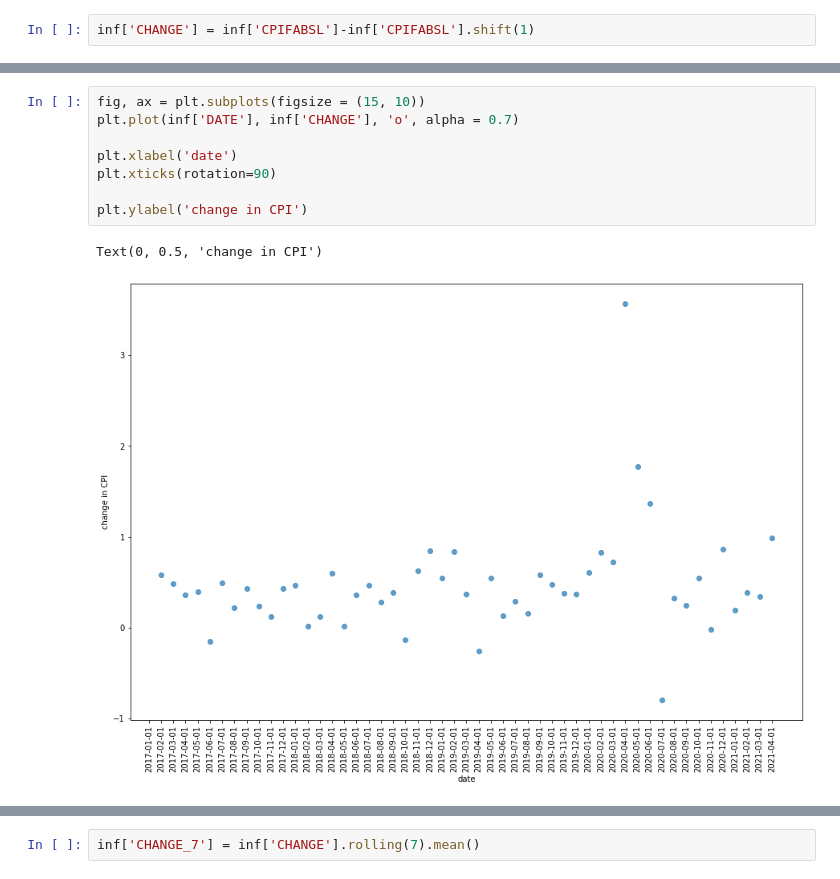
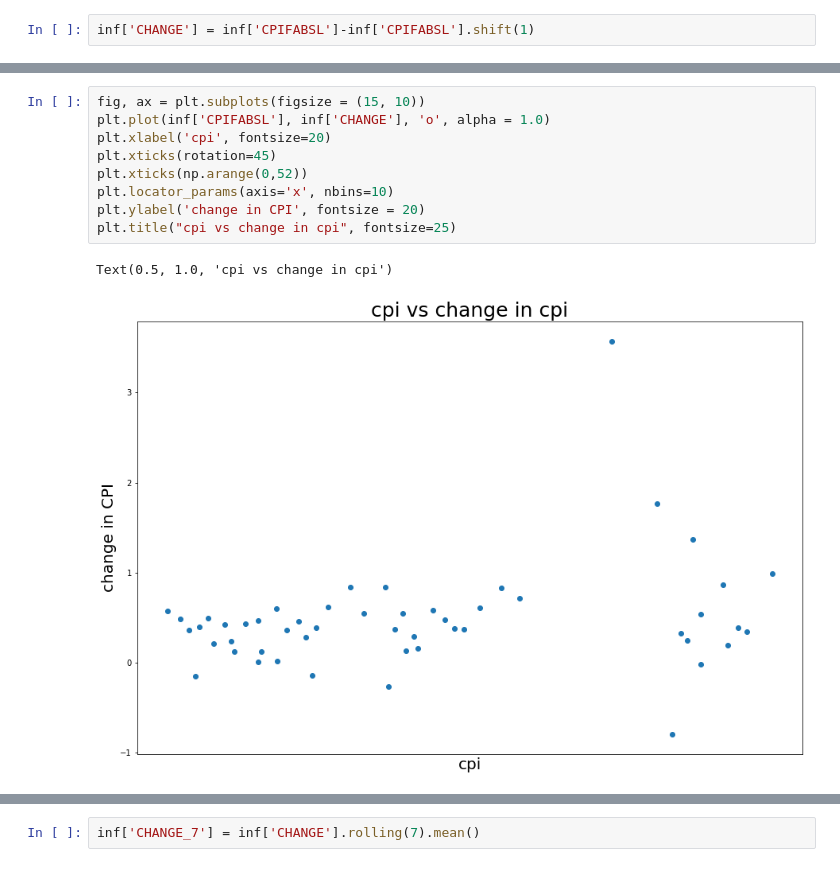
Before and after one commit to atreyarawat123/InflationVisualizations, a Jupyter notebook: InflationVisualizations.ipynb, the cells around one changed output, grey strips where cells are left out. Drawn from its saved outputs; the diff is of its cells as text.

```diff
--- a/InflationVisualizations.ipynb
+++ b/InflationVisualizations.ipynb
@@ -136,11 +56,12 @@ Text(0, 0.5, 'CPIFABSL')
 # %%
 fig, ax = plt.subplots(figsize = (15, 10))
-plt.plot(inf['DATE'], inf['CHANGE'], 'o', alpha = 0.7)
-
-plt.xlabel('date')
-plt.xticks(rotation=90)
-
-plt.ylabel('change in CPI')
+plt.plot(inf['CPIFABSL'], inf['CHANGE'], 'o', alpha = 1.0)
+plt.xlabel('cpi', fontsize=20)
+plt.xticks(rotation=45)
+plt.xticks(np.arange(0,52))
+plt.locator_params(axis='x', nbins=10)
+plt.ylabel('change in CPI', fontsize = 20)
+plt.title("cpi vs change in cpi", fontsize=25)
 # %% [output]
-Text(0, 0.5, 'change in CPI')
+Text(0.5, 1.0, 'cpi vs change in cpi')
-[figure, old version]
+[figure, new version]
```
Also changed, not shown: parts of 13 cells of this notebook.
